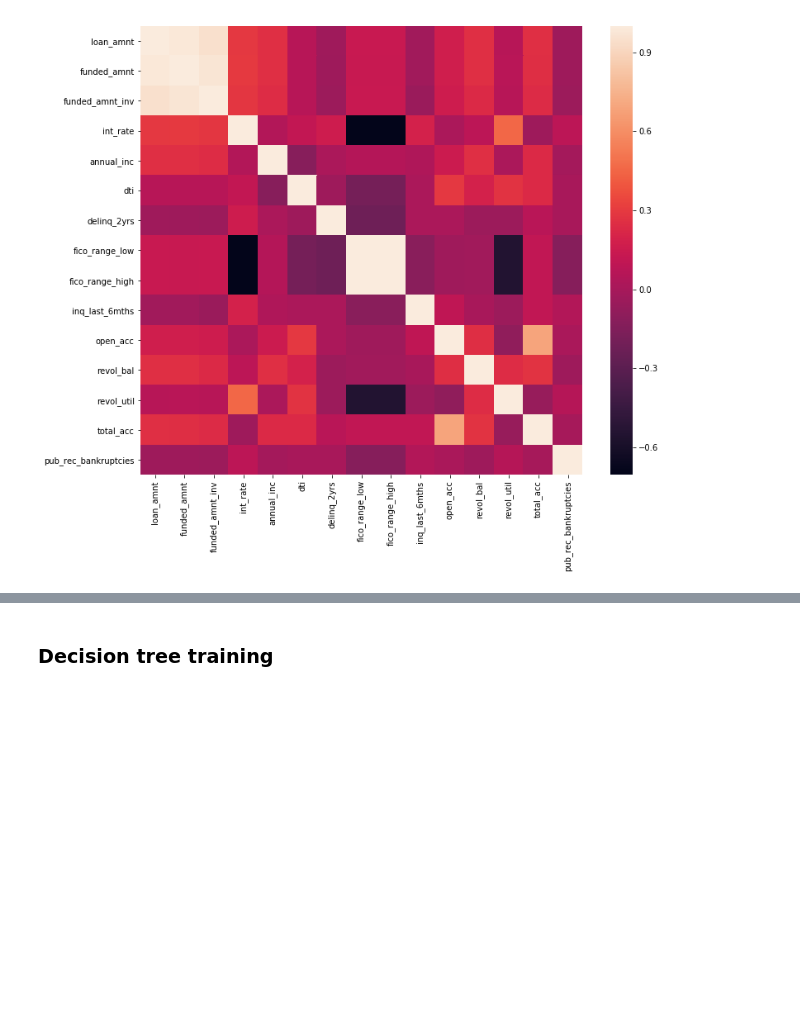
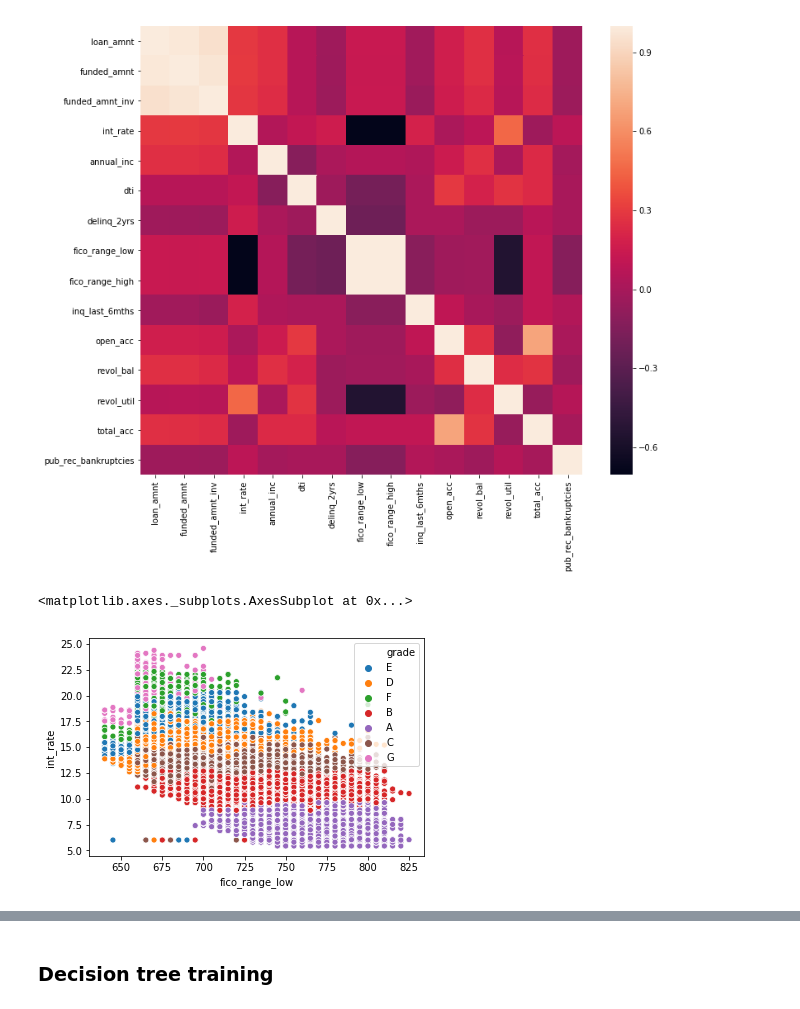
Before and after one commit to VilmaDaukantaite/final_project, a Jupyter notebook: 2007-2011_descriptive_analysis.ipynb, the cells around one changed output, grey strips where cells are left out. Saved outputs shown, nothing was run; the diff lists cells and outputs as text; code cells hidden in the pictures; blank space fills up the shorter version.

```diff
--- a/2007-2011_descriptive_analysis.ipynb
+++ b/2007-2011_descriptive_analysis.ipynb
@@ -137,3 +146,8 @@ sns.heatmap(pre_loan_df.corr())
 # %% [output]
 <matplotlib.axes._subplots.AxesSubplot at 0x...>
 [figure]
+# %%
+sns.scatterplot(x="fico_range_low", y="int_rate", hue="grade", data=pre_loan_df)
+# %% [output]
+<matplotlib.axes._subplots.AxesSubplot at 0x...>
+[figure, added]
```
Also changed, not shown: parts of 16 cells of this notebook.
